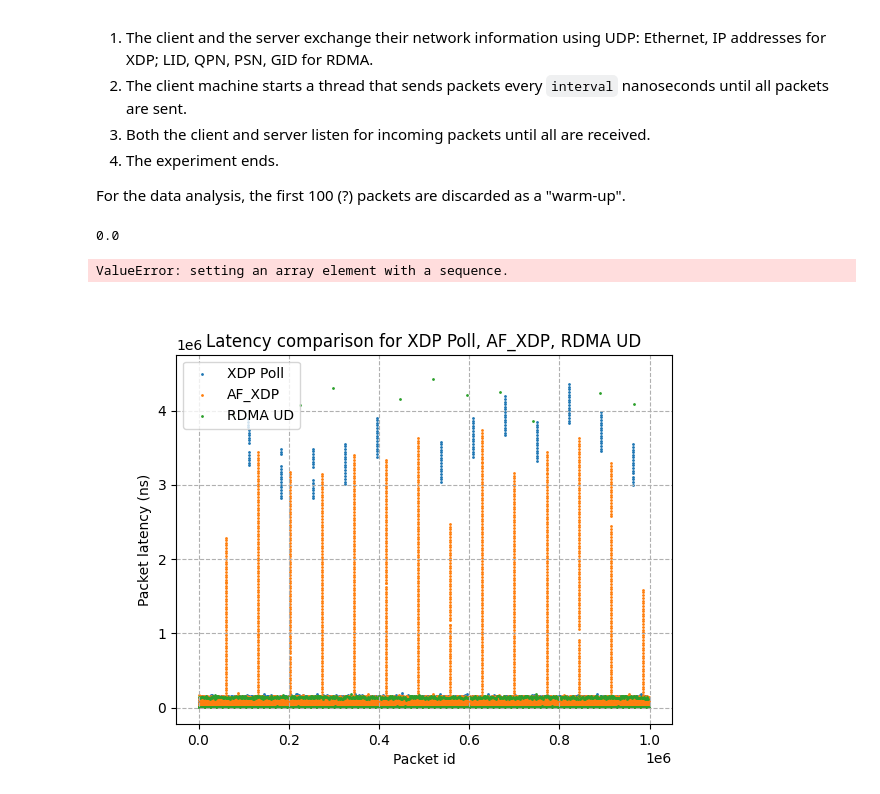
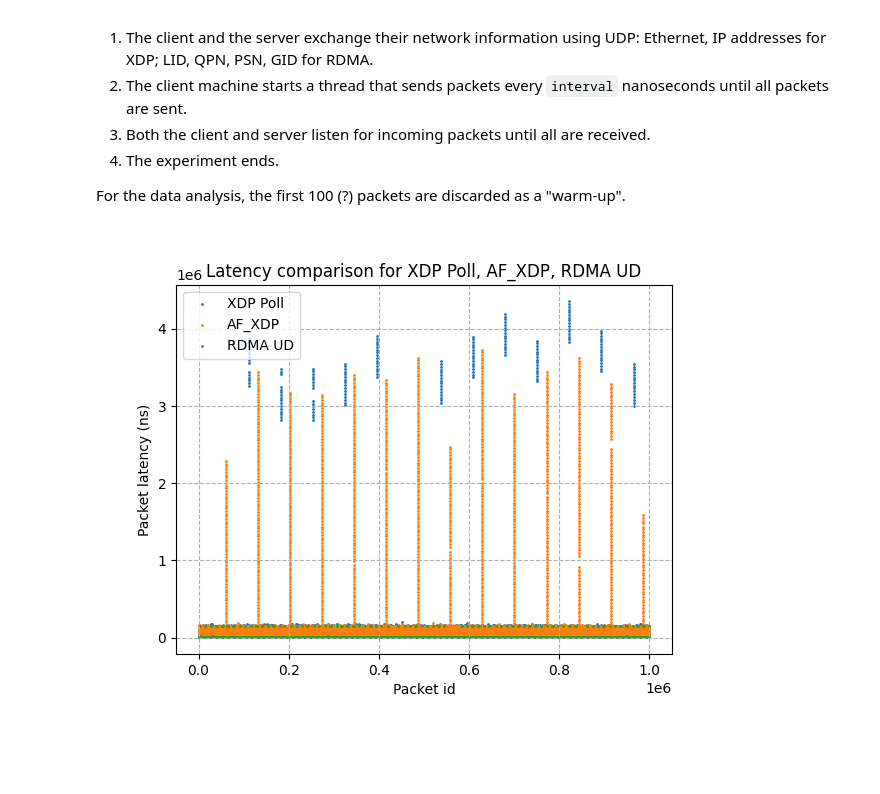
Before and after one commit to swystems/det-bypass, a Jupyter notebook: analysis/comparison/notebook.ipynb, the cells around one changed output. Cells and saved outputs as stored; diff of their text form; code cells hidden in the pictures; blank space fills up the shorter version.

Commit message:
Add plots.

```diff
--- a/analysis/comparison/notebook.ipynb
+++ b/analysis/comparison/notebook.ipynb
@@ -134,5 +129,5 @@ def compute_latencies(timestamps: np.ndarray) -> np.ndarray:
     Given the timestamps ts1,ts2,ts3,ts4 of the packet, latency is approximated as:
     L = ((ts4-ts1)-(ts3-ts2))/2
     """
-    lat = lambda ts: ((ts[3]-ts[0])-(ts[2]-ts[1]))//2
-    return np.array([lat(ts) for ts in timestamps])
+    lat = lambda round: np.array([round[0],compute_latency(round[1:])])
+    return np.array([lat(round) for round in timestamps])
@@ -148,14 +146,17 @@ def compute_jitter(latencies: np.ndarray) -> np.ndarray:
     return np.sqrt(s/N)
 # %%
-def plot_multi_scatter(ax, *args):
+def plot_multi_scatter(ax, xvals, *args):
     for arg,name in args:
-        ax.scatter(x=range(len(arg)), y=arg, s=1, label=name)
+        y = np.full(xvals, None)
+        for val in arg:
+            y[val[0]-1] = val[1]
+        ax.scatter(x=range(xvals), y=y, s=1, label=name)
 # %%
-def plot_latencies(*args):
+def plot_latencies(*args, iters=0):
     fig,ax = plt.subplots(1,1)
     ax.grid(linestyle="--")
     ax.set_xlabel("Packet id")
     ax.set_ylabel("Packet latency (ns)")
     ax.set_title(f"Latency comparison for {', '.join([a[1] for a in args])}")
-    plot_multi_scatter(ax, *args)
+    plot_multi_scatter(ax, iters, *args)
     ax.legend()
@@ -168,12 +217,10 @@ def copy_remote_file (remote_addr: str, local_path: str):
 settings = "1M_10us_noisol"
 # %%
 copy_remote_file ("swystems.xdp1:/users/mdr/xdp/build/pingpong.dat", f"./data/xdp/poll_{settings}.dat")
-xdpp_timestamps = parse_timestamps(f"data/xdp/poll_{settings}.dat", 1_000_000)
+xdpp_timestamps = parse_timestamps(f"data/xdp/poll_{settings}.dat")
+xdpp_diffs = compute_diffs(xdpp_timestamps)
 xdpp_lat = compute_latencies(xdpp_timestamps)
 xdpp_jitter = compute_jitter(xdpp_lat)
-# %% [output]
-0.0
-ValueError: setting an array element with a sequence.
 # %%
 copy_remote_file ("swystems.xdp1:/users/mdr/xdp/build/pingpong_xsk.dat",f"./data/xdp/xsk_{settings}.dat")
 xsk_timestamps = parse_timestamps(f"data/xdp/xsk_{settings}.dat")
@@ -187,9 +236,9 @@ ud_jitter = compute_jitter(ud_lat)
 # %%
 %matplotlib widget
 # %%
-plot_latencies((xdpp_lat, "XDP Poll"), (xsk_lat, "AF_XDP"), (ud_lat, "RDMA UD"))
+plot_latencies((xdpp_lat, "XDP Poll"), (xsk_lat, "AF_XDP"), (ud_lat, "RDMA UD"), iters=1_000_000)
 # %% [output]
-[figure, old version]
+[figure, new version]
 # %%
 xdpp_jitter, xsk_jitter, ud_jitter
 # %% [output]
```
Also changed, not shown: parts of 18 cells of this notebook.
